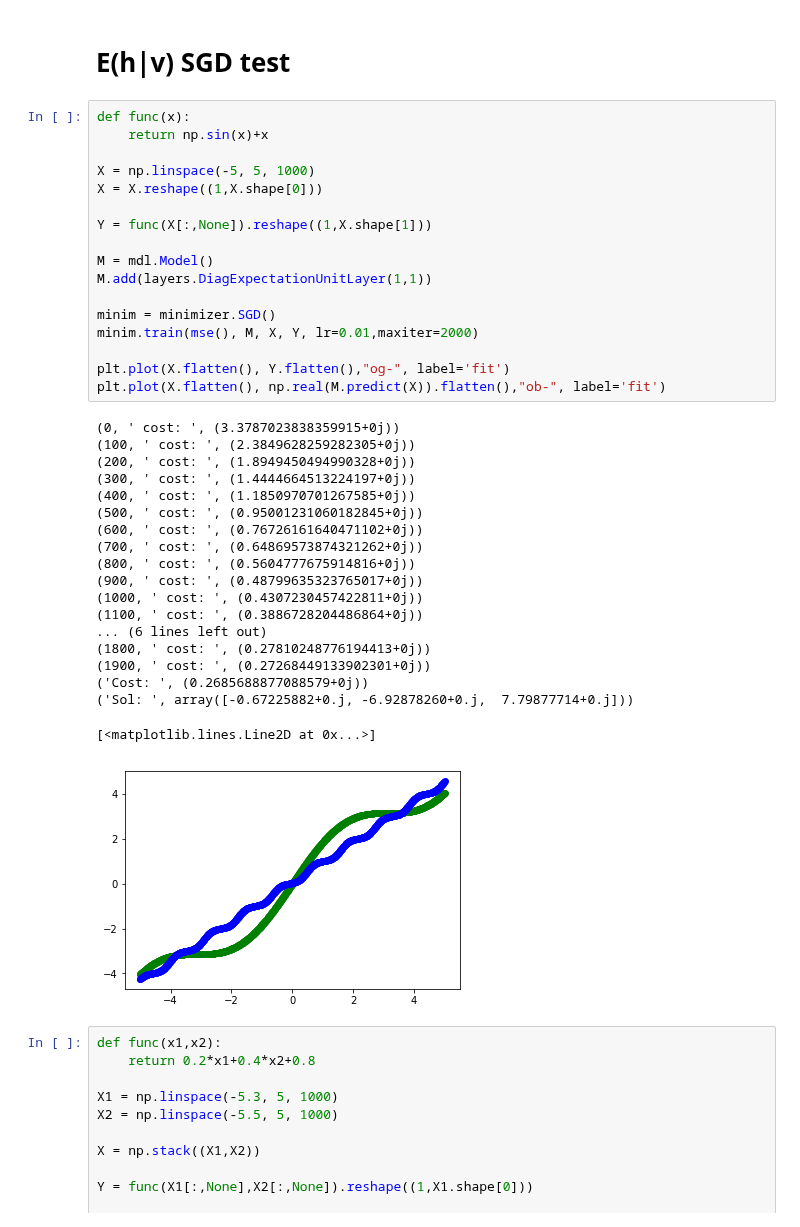
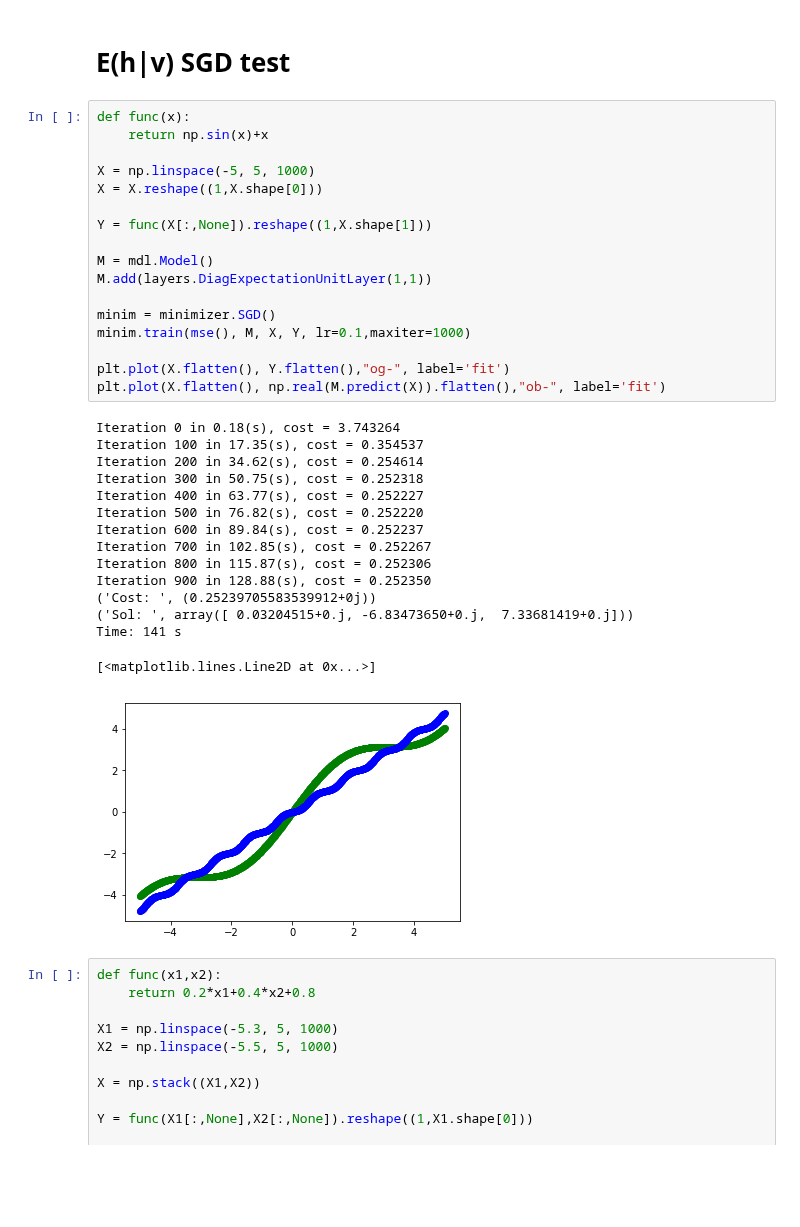
Before and after one commit to RiemannAI/theta, a Jupyter notebook: examples/test_layers.ipynb, the cells around one changed output. Cells and saved outputs as stored; diff of their text form; blank space fills up the shorter version.

```diff
--- a/examples/test_layers.ipynb
+++ b/examples/test_layers.ipynb
@@ -93,40 +85,36 @@ minim.train(mse(), M, X, Y, lr=0.0001,maxiter=1000)
 # %%
 def func(x):
     return np.sin(x)+x
 
 X = np.linspace(-5, 5, 1000)
 X = X.reshape((1,X.shape[0]))
 
 Y = func(X[:,None]).reshape((1,X.shape[1]))
 
 M = mdl.Model()
 M.add(layers.DiagExpectationUnitLayer(1,1))
 
 minim = minimizer.SGD()
-minim.train(mse(), M, X, Y, lr=0.01,maxiter=2000)
+minim.train(mse(), M, X, Y, lr=0.1,maxiter=1000)
 
 plt.plot(X.flatten(), Y.flatten(),"og-", label='fit')
 plt.plot(X.flatten(), np.real(M.predict(X)).flatten(),"ob-", label='fit')
 # %% [output]
-(0, ' cost: ', (3.3787023838359915+0j))
-(100, ' cost: ', (2.3849628259282305+0j))
-(200, ' cost: ', (1.8949450494990328+0j))
-(300, ' cost: ', (1.4444664513224197+0j))
-(400, ' cost: ', (1.1850970701267585+0j))
-(500, ' cost: ', (0.95001231060182845+0j))
-(600, ' cost: ', (0.76726161640471102+0j))
-(700, ' cost: ', (0.64869573874321262+0j))
-(800, ' cost: ', (0.5604777675914816+0j))
-(900, ' cost: ', (0.48799635323765017+0j))
-(1000, ' cost: ', (0.4307230457422811+0j))
-(1100, ' cost: ', (0.3886728204486864+0j))
-... (6 lines left out)
-(1800, ' cost: ', (0.27810248776194413+0j))
-(1900, ' cost: ', (0.27268449133902301+0j))
-('Cost: ', (0.2685688877088579+0j))
-('Sol: ', array([-0.67225882+0.j, -6.92878260+0.j,  7.79877714+0.j]))
+Iteration 0 in 0.18(s), cost = 3.743264
+Iteration 100 in 17.35(s), cost = 0.354537
+Iteration 200 in 34.62(s), cost = 0.254614
+Iteration 300 in 50.75(s), cost = 0.252318
+Iteration 400 in 63.77(s), cost = 0.252227
+Iteration 500 in 76.82(s), cost = 0.252220
+Iteration 600 in 89.84(s), cost = 0.252237
+Iteration 700 in 102.85(s), cost = 0.252267
+Iteration 800 in 115.87(s), cost = 0.252306
+Iteration 900 in 128.88(s), cost = 0.252350
+('Cost: ', (0.25239705583539912+0j))
+('Sol: ', array([ 0.03204515+0.j, -6.83473650+0.j,  7.33681419+0.j]))
+Time: 141 s
 [<matplotlib.lines.Line2D at 0x...>]
-[figure, old version]
+[figure, new version]
 # %%
 def func(x1,x2):
     return 0.2*x1+0.4*x2+0.8
```
Also changed, not shown: parts of 3 cells of this notebook, 4 other files.
